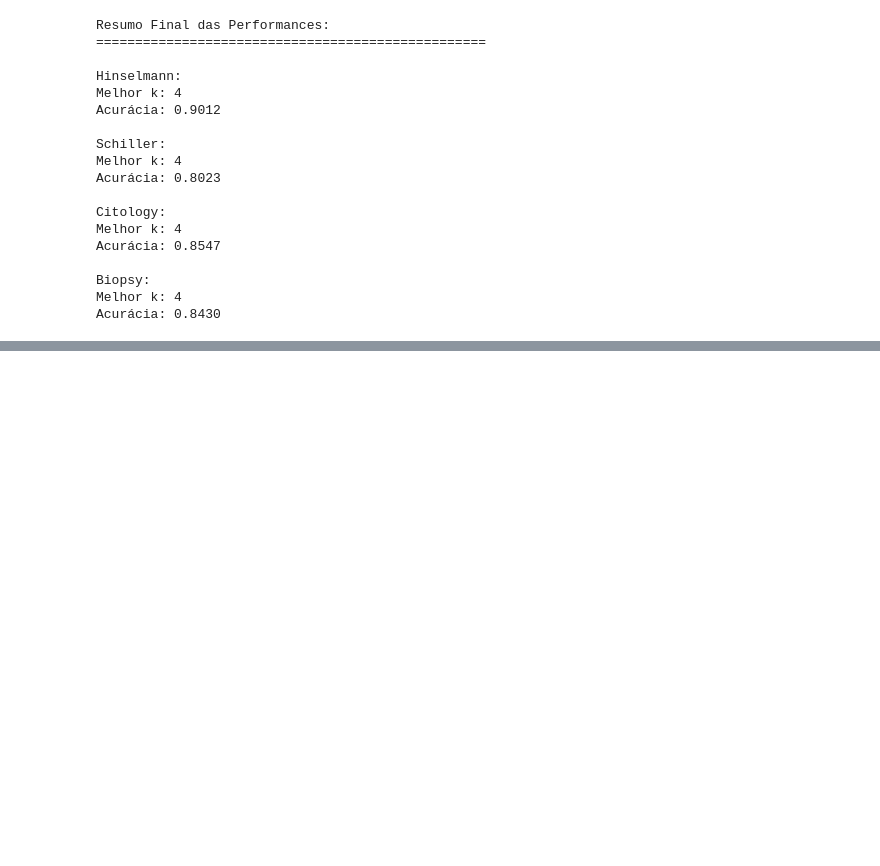
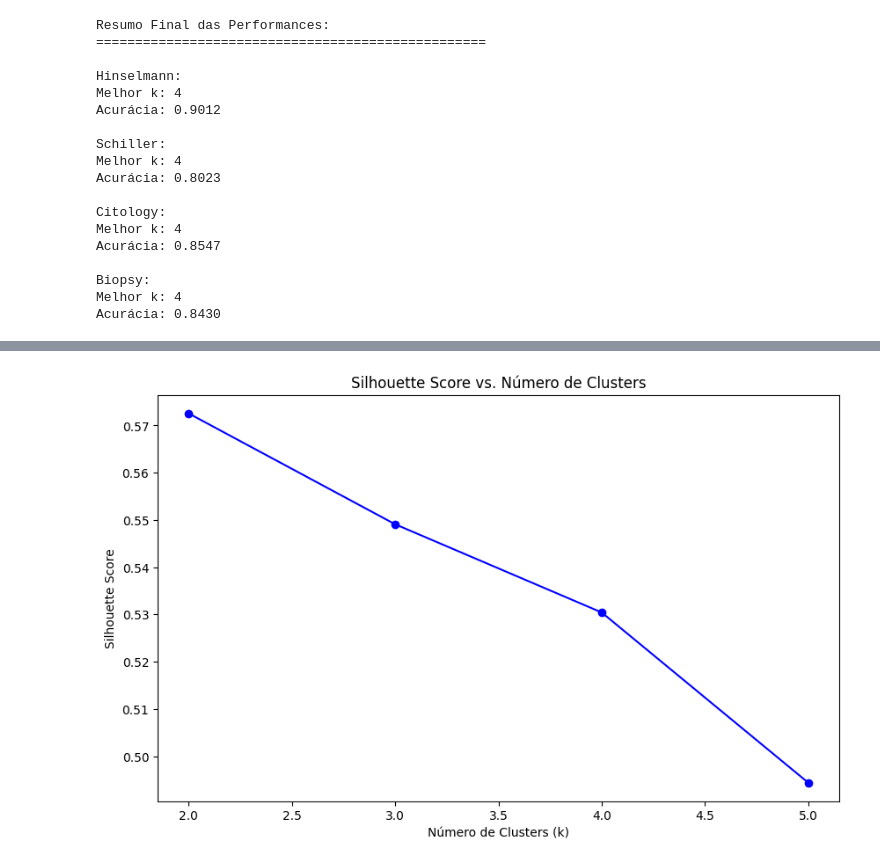
Before and after one commit to VTellesRg/IA-KNN, a Jupyter notebook: cervical-cancer-risk-factor.ipynb, the cells around one changed output, grey strips where cells are left out. Saved outputs shown, nothing was run; the diff lists cells and outputs as text; code cells hidden in the pictures; blank space fills up the shorter version.

Commit message:
adiciona análise de dados e visualizações k-means

```diff
--- a/cervical-cancer-risk-factor.ipynb
+++ b/cervical-cancer-risk-factor.ipynb
@@ -239,3 +239,96 @@ Acurácia: 0.8547
 Biopsy:
 Melhor k: 4
 Acurácia: 0.8430
+# %%
+import pandas as pd
+import numpy as np
+from sklearn.preprocessing import StandardScaler
+from sklearn.cluster import KMeans
+from sklearn.metrics import silhouette_score
+import matplotlib.pyplot as plt
+
+# Carregar dados
+df = pd.read_csv('cervical+cancer+risk+factors/risk_factors_cervical_cancer.csv')
+df = df.replace('?', np.nan)
+
+# Separar features binárias e numéricas
+binary_features = df.select_dtypes(include=[np.number]).columns[
+    df.select_dtypes(include=[np.number]).apply(lambda x: set(x.dropna().unique()) == {0, 1})
+]
+numeric_features = df.select_dtypes(include=[np.number]).columns[
+    ~df.select_dtypes(include=[np.number]).columns.isin(binary_features)
+]
+
+# Tratar valores ausentes
+df_binary = df[binary_features].fillna(0)  # Para features binárias, preenchemos com 0
+df_numeric = df[numeric_features].fillna(df[numeric_features].mean())
+
+# Normalizar apenas features numéricas (exceto age)
+numeric_without_age = [col for col in numeric_features if col != 'Age']
+scaler = StandardScaler()
+df_numeric_scaled = df_numeric.copy()
+df_numeric_scaled[numeric_without_age] = scaler.fit_transform(df_numeric[numeric_without_age])
+
+# Juntar dados binários e numéricos
+X = pd.concat([df_binary, df_numeric_scaled], axis=1)
+
+# Encontrar número ideal de clusters usando silhouette score
+silhouette_scores = []
+K = range(2, 6)
+
+for k in K:
+    kmeans = KMeans(n_clusters=k, random_state=42)
+    clusters = kmeans.fit_predict(X)
+    score = silhouette_score(X, clusters)
+    silhouette_scores.append(score)
+    print(f'Silhouette Score para k={k}: {score:.3f}')
+
+# Plotar scores
+plt.figure(figsize=(10, 6))
+plt.plot(K, silhouette_scores, 'bo-')
+plt.xlabel('Número de Clusters (k)')
+plt.ylabel('Silhouette Score')
+plt.title('Silhouette Score vs. Número de Clusters')
+plt.show()
+
+# Usar o melhor k encontrado
+best_k = K[np.argmax(silhouette_scores)]
+print(f'\nMelhor número de clusters: {best_k}')
+
+# Aplicar K-means com o melhor k
+kmeans = KMeans(n_clusters=best_k, random_state=42)
+clusters = kmeans.fit_predict(X)
+
+# Adicionar clusters ao dataframe
+X['Cluster'] = clusters
+
+# Visualizar distribuição
+print("\nDistribuição dos clusters:")
+print(X['Cluster'].value_counts())
+
+# Visualização 2D usando Age e outra feature importante
+plt.figure(figsize=(12, 6))
+plt.scatter(X['Age'], X.iloc[:, 1], c=clusters, cmap='viridis')
+plt.xlabel('Age')
+plt.ylabel(X.columns[1])
+plt.title(f'Clusters K-means (k={best_k})')
+plt.colorbar()
+plt.show()
+
+# Análise dos clusters
+print("\nMédia dos atributos por cluster:")
+cluster_means = X.groupby('Cluster').mean()
+print(cluster_means)
+
+# Identificar features mais importantes para cada cluster
+from sklearn.feature_selection import mutual_info_classif
+
+feature_importance = mutual_info_classif(X.drop('Cluster', axis=1), clusters)
+feature_imp_df = pd.DataFrame({
+    'Feature': X.drop('Cluster', axis=1).columns,
+    'Importance': feature_importance
+}).sort_values('Importance', ascending=False)
+
+print("\nImportância das features:")
+print(feature_imp_df)
+# %% [output]
@@ -241,0 +339 @@ Acurácia: 0.8430
+[figure, added]
```
Also changed, not shown: parts of 1 cell of this notebook.
